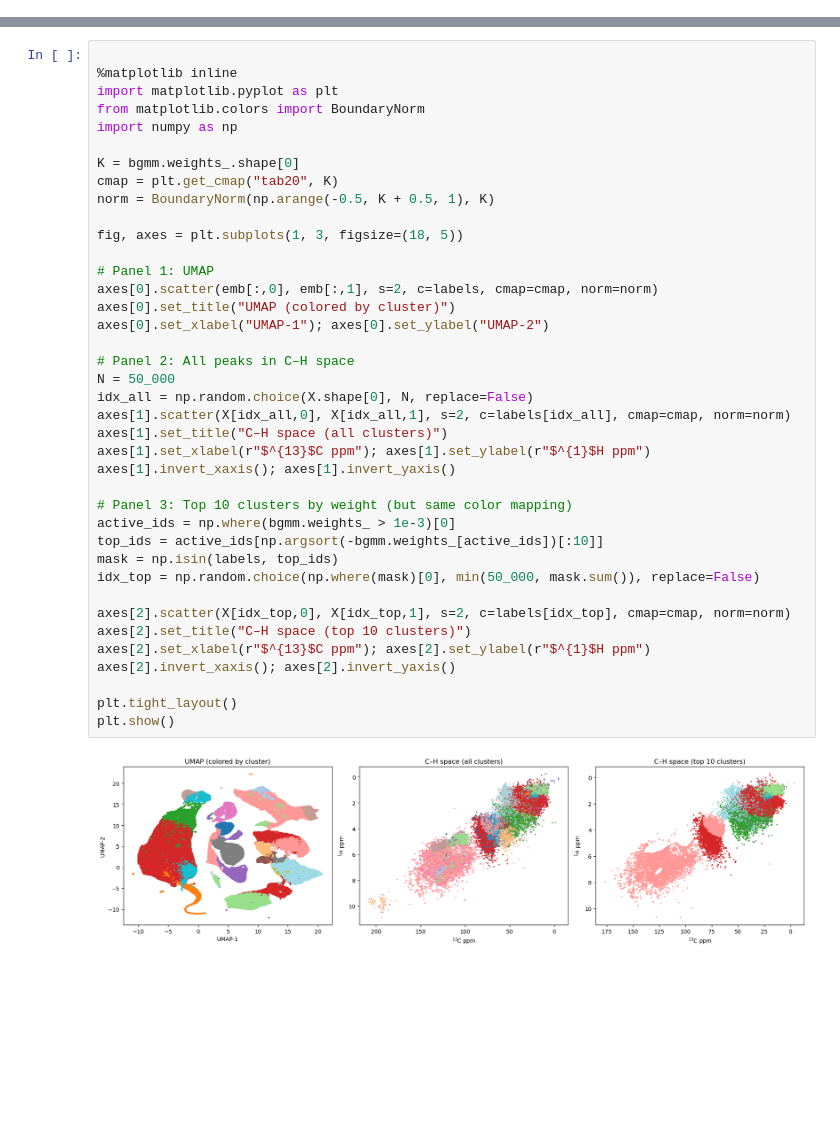
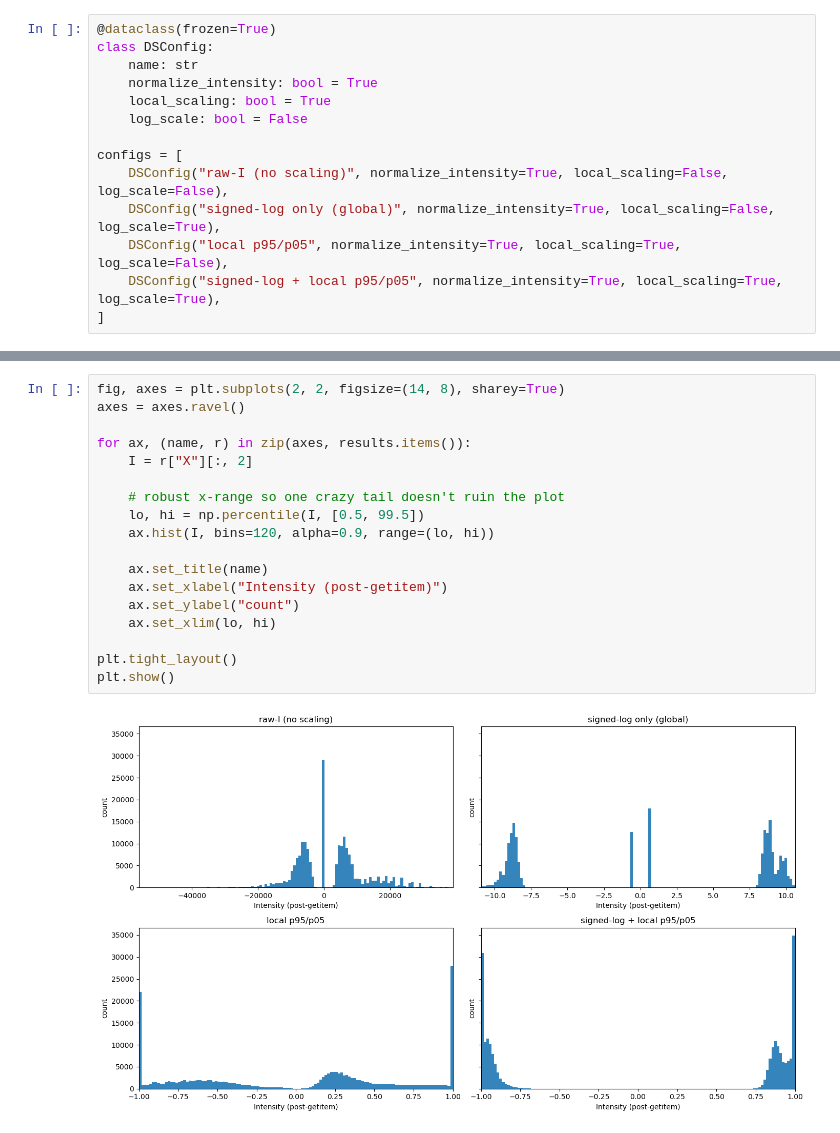
Before and after one commit to atong28/SMART-Moonshot, a Jupyter notebook: clustering/main.ipynb, the cells around one changed output, grey strips where cells are left out. Drawn from its saved outputs; the diff is of its cells as text; blank space fills up the shorter version.

```diff
--- a/clustering/main.ipynb
+++ b/clustering/main.ipynb
@@ -229,0 +190,14 @@ I range: -13.120999 12.270946
+# %%
+@dataclass(frozen=True)
+class DSConfig:
+    name: str
+    normalize_intensity: bool = True
+    local_scaling: bool = True
+    log_scale: bool = False
+
+configs = [
+    DSConfig("raw-I (no scaling)", normalize_intensity=True, local_scaling=False, log_scale=False),
+    DSConfig("signed-log only (global)", normalize_intensity=True, local_scaling=False, log_scale=True),
+    DSConfig("local p95/p05", normalize_intensity=True, local_scaling=True, log_scale=False),
+    DSConfig("signed-log + local p95/p05", normalize_intensity=True, local_scaling=True, log_scale=True),
+]
@@ -267,41 +392,20 @@ emb = umap.UMAP(
 # %%
+fig, axes = plt.subplots(2, 2, figsize=(14, 8), sharey=True)
+axes = axes.ravel()
 
-%matplotlib inline
-import matplotlib.pyplot as plt
-from matplotlib.colors import BoundaryNorm
-import numpy as np
+for ax, (name, r) in zip(axes, results.items()):
+    I = r["X"][:, 2]
 
-K = bgmm.weights_.shape[0]
-cmap = plt.get_cmap("tab20", K)
-norm = BoundaryNorm(np.arange(-0.5, K + 0.5, 1), K)
+    # robust x-range so one crazy tail doesn't ruin the plot
+    lo, hi = np.percentile(I, [0.5, 99.5])
+    ax.hist(I, bins=120, alpha=0.9, range=(lo, hi))
 
-fig, axes = plt.subplots(1, 3, figsize=(18, 5))
-
-# Panel 1: UMAP
-axes[0].scatter(emb[:,0], emb[:,1], s=2, c=labels, cmap=cmap, norm=norm)
-axes[0].set_title("UMAP (colored by cluster)")
-axes[0].set_xlabel("UMAP-1"); axes[0].set_ylabel("UMAP-2")
-
-# Panel 2: All peaks in C–H space
-N = 50_000
-idx_all = np.random.choice(X.shape[0], N, replace=False)
-axes[1].scatter(X[idx_all,0], X[idx_all,1], s=2, c=labels[idx_all], cmap=cmap, norm=norm)
-axes[1].set_title("C–H space (all clusters)")
-axes[1].set_xlabel(r"$^{13}$C ppm"); axes[1].set_ylabel(r"$^{1}$H ppm")
-axes[1].invert_xaxis(); axes[1].invert_yaxis()
-
-# Panel 3: Top 10 clusters by weight (but same color mapping)
-active_ids = np.where(bgmm.weights_ > 1e-3)[0]
-top_ids = active_ids[np.argsort(-bgmm.weights_[active_ids])[:10]]
-mask = np.isin(labels, top_ids)
-idx_top = np.random.choice(np.where(mask)[0], min(50_000, mask.sum()), replace=False)
-
-axes[2].scatter(X[idx_top,0], X[idx_top,1], s=2, c=labels[idx_top], cmap=cmap, norm=norm)
-axes[2].set_title("C–H space (top 10 clusters)")
-axes[2].set_xlabel(r"$^{13}$C ppm"); axes[2].set_ylabel(r"$^{1}$H ppm")
-axes[2].invert_xaxis(); axes[2].invert_yaxis()
+    ax.set_title(name)
+    ax.set_xlabel("Intensity (post-getitem)")
+    ax.set_ylabel("count")
+    ax.set_xlim(lo, hi)
 
 plt.tight_layout()
 plt.show()
 # %% [output]
-[figure, old version]
+[figure, new version]
```
Also changed, not shown: parts of 14 cells of this notebook.
